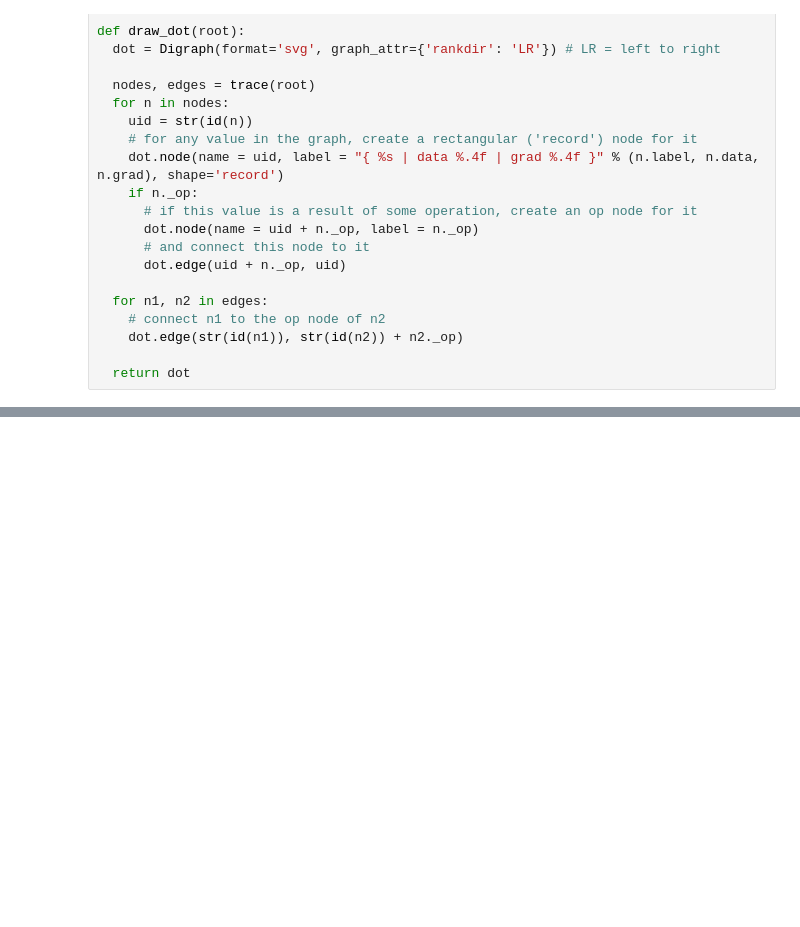
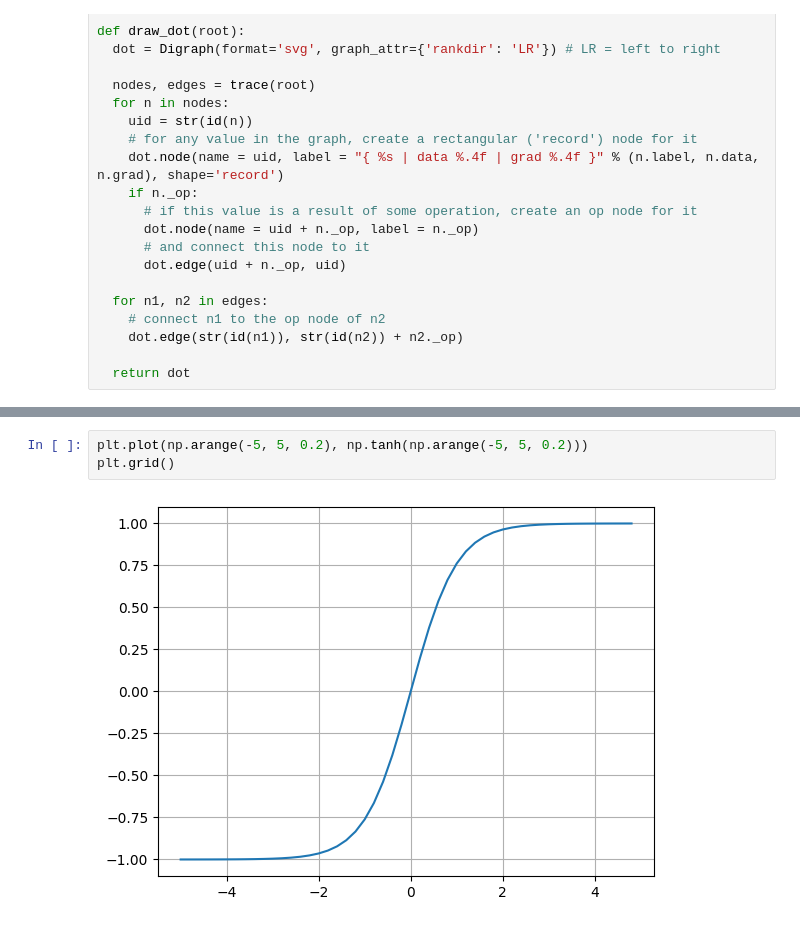
Before and after one commit to Hassan-Shoayb/MicroGrad, a Jupyter notebook: MicroGrad.ipynb, the cells around one changed output, grey strips where cells are left out. Saved outputs shown, nothing was run; the diff lists cells and outputs as text; blank space fills up the shorter version.

```diff
--- a/MicroGrad.ipynb
+++ b/MicroGrad.ipynb
@@ -220,0 +291,5 @@ ExecutableNotFound: failed to execute PosixPath('dot'), make sure the Graphviz e
+# %%
+plt.plot(np.arange(-5, 5, 0.2), np.tanh(np.arange(-5, 5, 0.2)))
+plt.grid()
+# %% [output]
+[figure, added]
```
Also changed, not shown: parts of 27 cells of this notebook.
